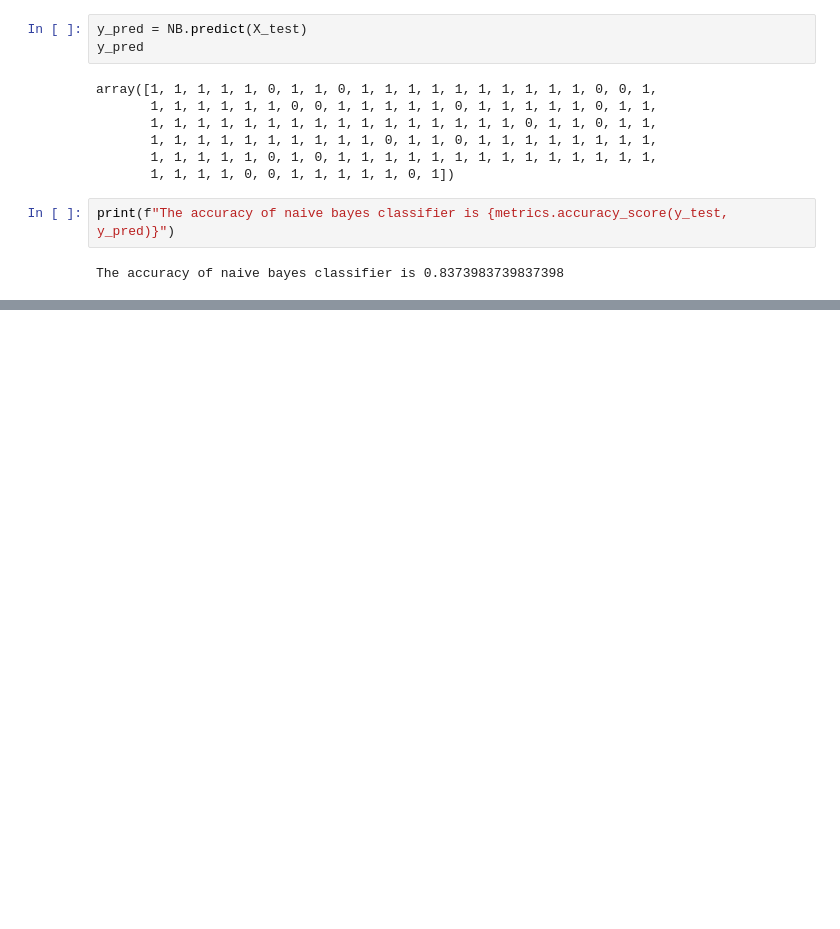
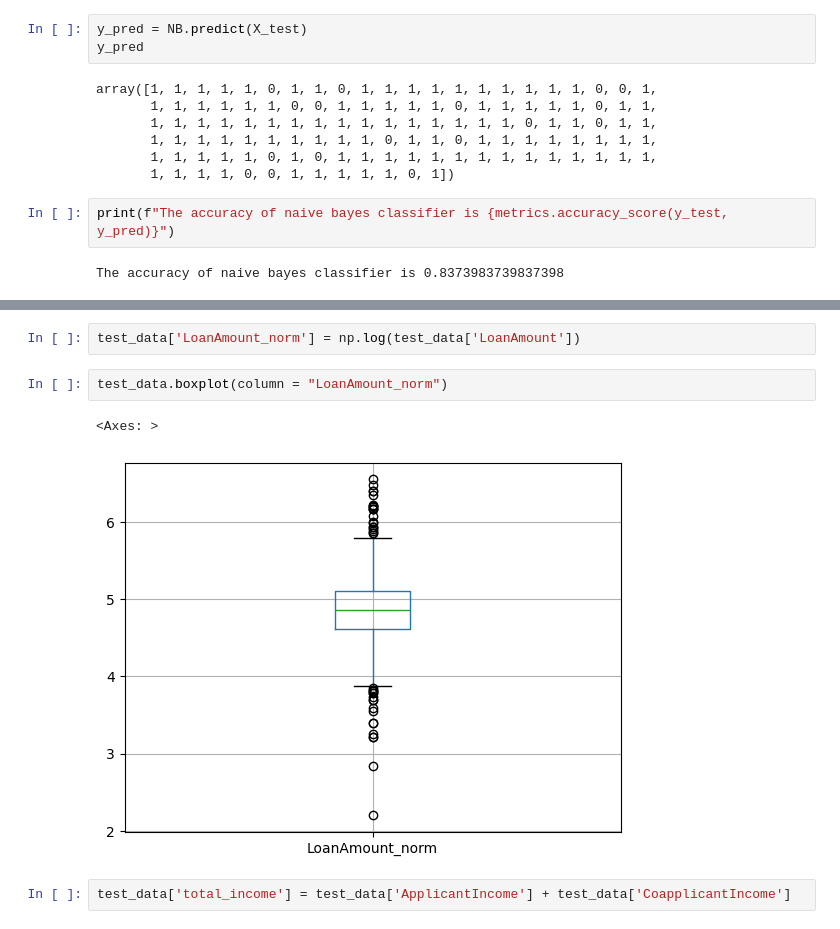
Before and after one commit to funmilola09/Loan_Approval_Prediction, a Jupyter notebook: loan_predictor_data_exploration.ipynb, the cells around one changed output, grey strips where cells are left out. Saved outputs shown, nothing was run; the diff lists cells and outputs as text; blank space fills up the shorter version.

```diff
--- a/loan_predictor_data_exploration.ipynb
+++ b/loan_predictor_data_exploration.ipynb
@@ -441,0 +532,9 @@ The accuracy of naive bayes classifier is 0.8373983739837398
+# %%
+test_data['LoanAmount_norm'] = np.log(test_data['LoanAmount'])
+# %%
+test_data.boxplot(column = "LoanAmount_norm")
+# %% [output]
+<Axes: >
+[figure, added]
+# %%
+test_data['total_income'] = test_data['ApplicantIncome'] + test_data['CoapplicantIncome']
```
Also changed, not shown: parts of 19 cells of this notebook.
